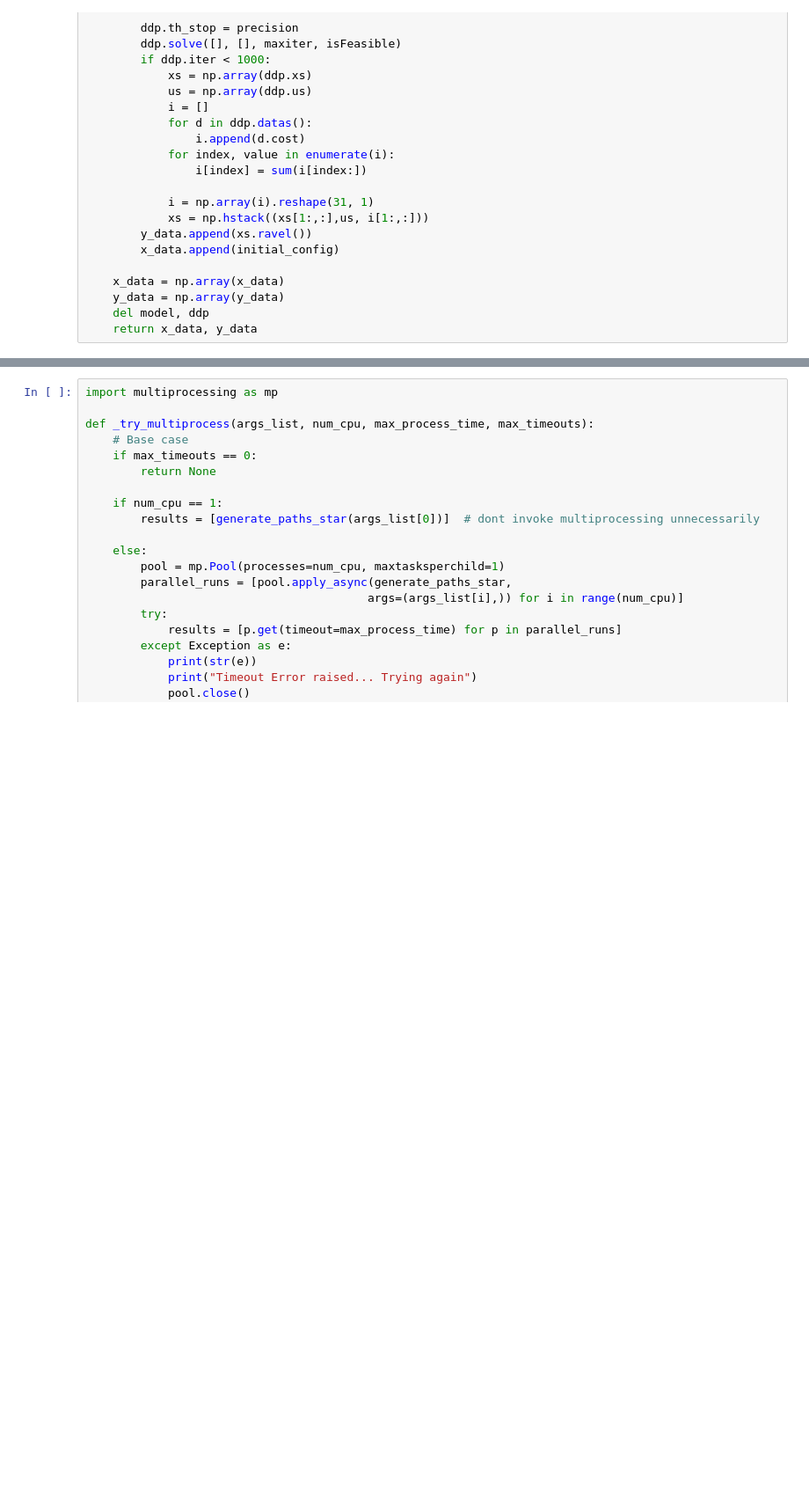
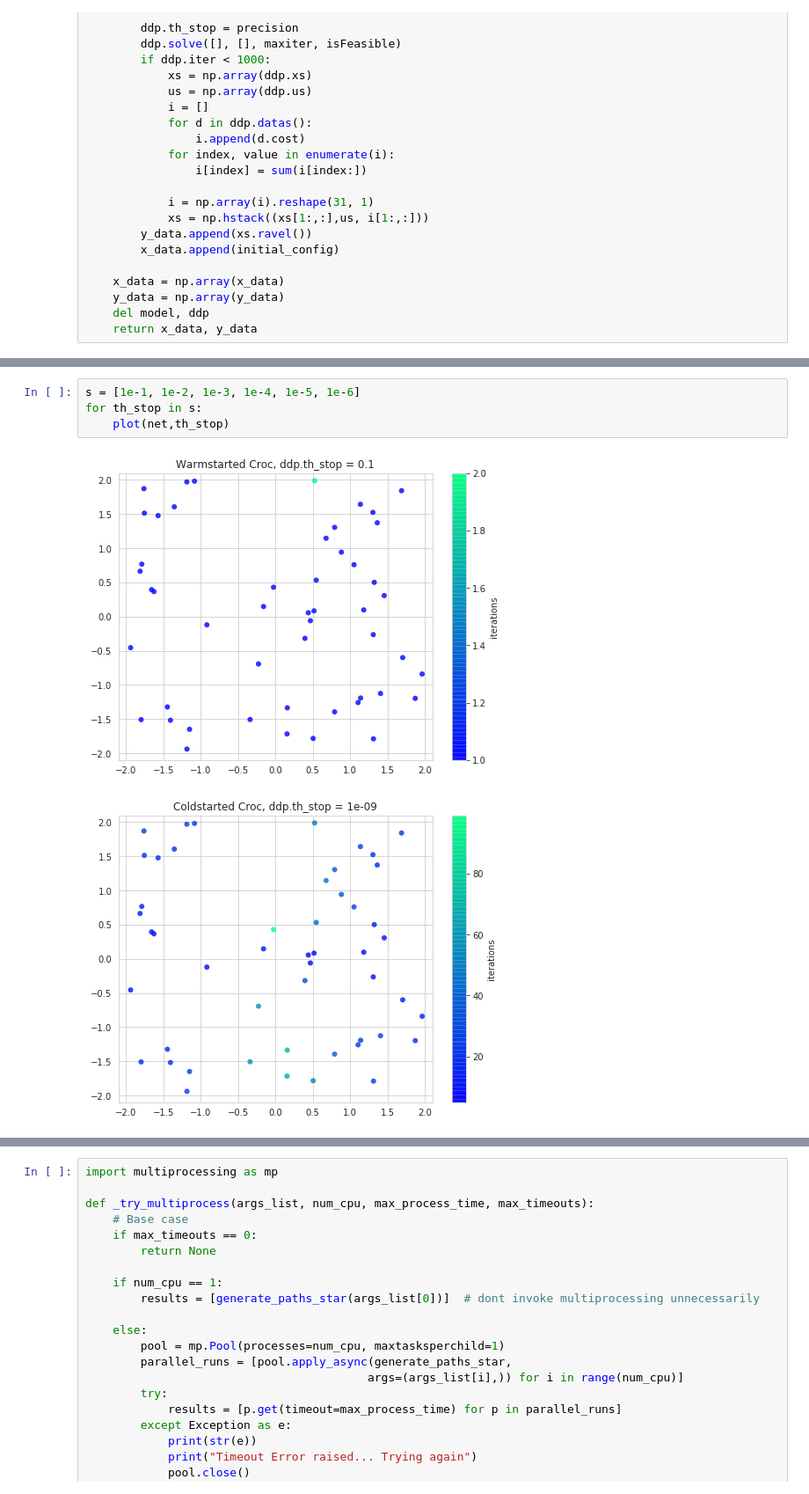
Before and after one commit to amitparag/deep_Networks, a Jupyter notebook: src/unicycle/val1/trajectory.ipynb, the cells around one changed output, grey strips where cells are left out. Shown at 88% size. Drawn from its saved outputs; the diff is of its cells as text; blank space fills up the shorter version.

```diff
--- a/src/unicycle/val1/trajectory.ipynb
+++ b/src/unicycle/val1/trajectory.ipynb
@@ -182,0 +270,7 @@ None
+# %%
+s = [1e-1, 1e-2, 1e-3, 1e-4, 1e-5, 1e-6]
+for th_stop in s:
+    plot(net,th_stop)
+# %% [output]
+[figure, added]
+[figure, added]
```
Also changed, not shown: parts of 10 cells of this notebook, 14 other files.
